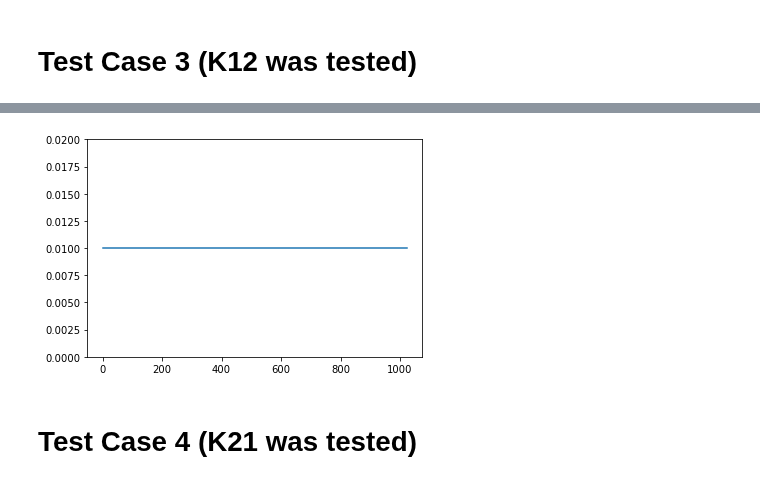
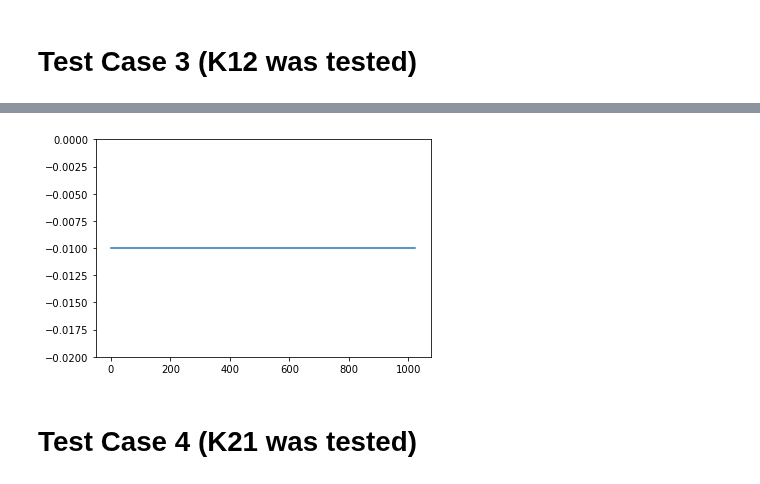
Before and after one commit to yuccadrew/sip, a Jupyter notebook: test_sphere_s61.ipynb, the cells around one changed output, grey strips where cells are left out. Cells and saved outputs as stored; diff of their text form; code cells hidden in the pictures.

```diff
--- a/test_sphere_s61.ipynb
+++ b/test_sphere_s61.ipynb
@@ -1516,8 +1516,8 @@ Done
 # %%
 if __name__=='__main__':
     #user input
-    meshfile='sphere_s61_subdomain.hdf5'
-    physfile='sphere_s61_subdomain.hdf5'
+    meshfile='sphere_s61_electrolyte.hdf5'
+    physfile='sphere_s61_electrolyte.hdf5'
     srvfile='sphere_complex.srv'
     dist_factor=1e9
     case=1
@@ -1526,7 +1526,7 @@ if __name__=='__main__':
     mesh=import_mesh(meshfile)
     physics=import_physics(physfile)
     ansol=ansol_sphere(mesh['midpoints'],a=5e-9,rel_perm=78.5,temp_K=298,
-                       cinf=100,zval=1,zeta=0.01,gradflag=1)
+                       cinf=100,zval=1,zeta=-0.01,gradflag=1)
 
     materials2d=set_materials2d(mesh,physics,u=0,freq=0.1,case=case)
     materials3d=set_materials3d(mesh,physics,u=0,freq=0.1,case=case)
@@ -1602,7 +1602,7 @@ if __name__=='__main__':
     mesh=import_mesh(meshfile)
     physics=import_physics(physfile)
     ansol=ansol_sphere(mesh['midpoints'],a=5e-9,rel_perm=78.5,temp_K=298,
-                       cinf=100,zval=1,zeta=0.01,gradflag=1)
+                       cinf=100,zval=1,zeta=-0.01,gradflag=1)
 
     materials2d=set_materials2d(mesh,physics,u=0,freq=0.1,case=case)
     materials3d=set_materials3d(mesh,physics,u=0,freq=0.1,case=case)
@@ -1678,7 +1678,7 @@ if __name__=='__main__':
     mesh=import_mesh(meshfile)
     physics=import_physics(physfile)
     ansol=ansol_sphere(mesh['midpoints'],a=5e-9,rel_perm=78.5,temp_K=298,
-                       cinf=100,zval=1,zeta=0.01,gradflag=1)
+                       cinf=100,zval=1,zeta=-0.01,gradflag=1)
 
     materials2d=set_materials2d(mesh,physics,u=0,freq=0.1,case=case)
     materials3d=set_materials3d(mesh,physics,u=0,freq=0.1,case=case)
@@ -1733,14 +1733,14 @@ Done
 # %%
 %matplotlib inline
 import matplotlib.pyplot as plt
 
 # print(np.real(unod2[nind_stern,-1]))
 fig,ax=plt.subplots()
 ax.plot(np.real(unod2[nind_stern,-1]))
-ax.set_ylim([0,0.02])
+ax.set_ylim([-0.02,0])
 plt.show()
 # %% [output]
-[figure, old version]
+[figure, new version]
 # %% [markdown]
 # Test Case 4 (K21 was tested)
 # %%
```
Also changed, not shown: parts of 12 cells of this notebook, 1 other file.
